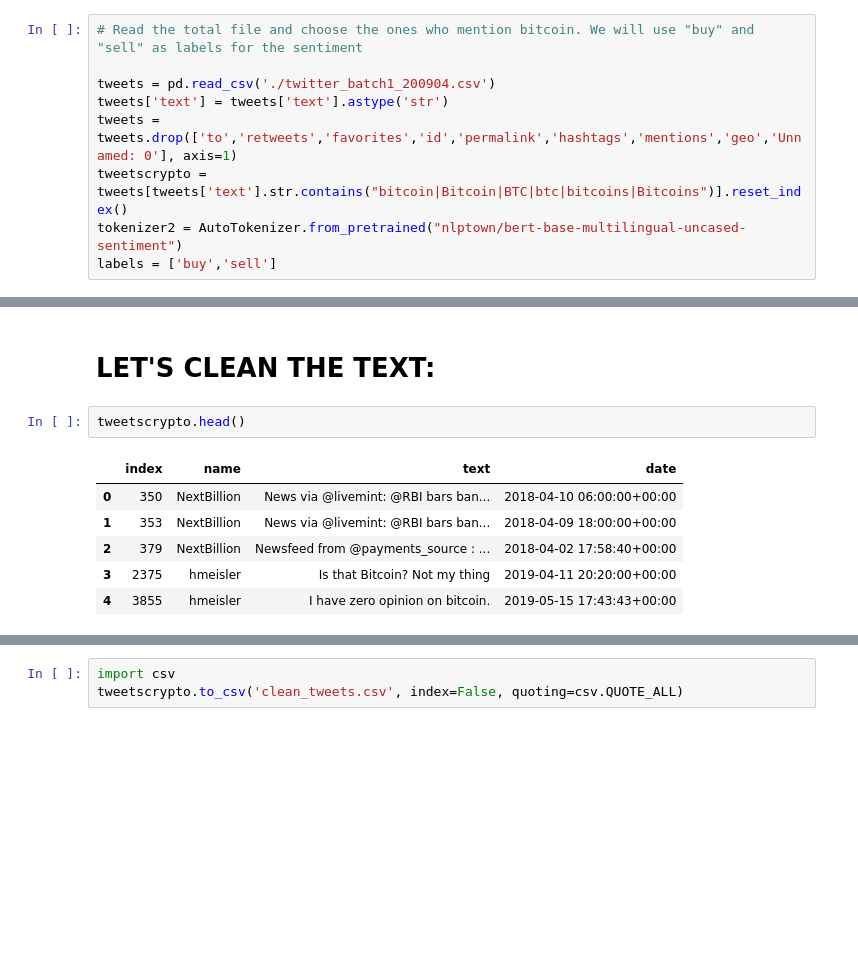
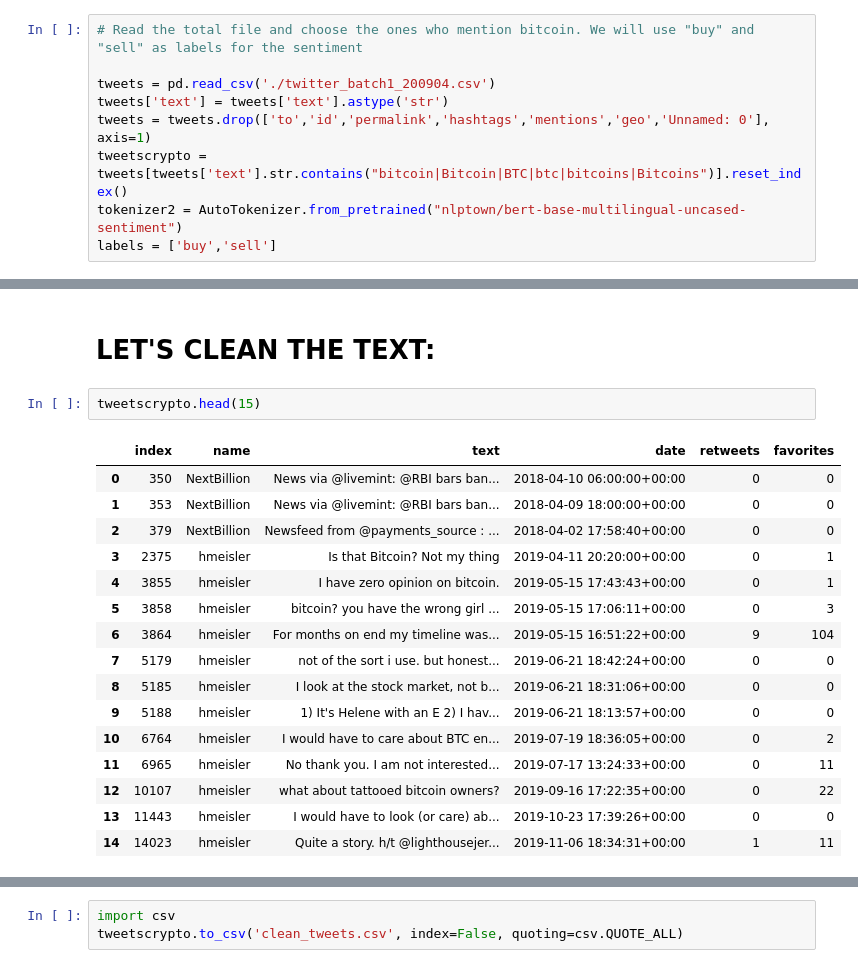
Before and after one commit to miguelperosanz/Sentiment_analysis, a Jupyter notebook: Tweets3_getting_sentiment.ipynb, the cells around one changed output, grey strips where cells are left out. Saved outputs shown, nothing was run; the diff lists cells and outputs as text; blank space fills up the shorter version.

```diff
--- a/Tweets3_getting_sentiment.ipynb
+++ b/Tweets3_getting_sentiment.ipynb
@@ -10,7 +10,7 @@ from transformers import pipeline, AutoTokenizer, AutoModel
 
 tweets = pd.read_csv('./twitter_batch1_200904.csv')
 tweets['text'] = tweets['text'].astype('str')
-tweets = tweets.drop(['to','retweets','favorites','id','permalink','hashtags','mentions','geo','Unnamed: 0'], axis=1)
+tweets = tweets.drop(['to','id','permalink','hashtags','mentions','geo','Unnamed: 0'], axis=1)
 tweetscrypto = tweets[tweets['text'].str.contains("bitcoin|Bitcoin|BTC|btc|bitcoins|Bitcoins")].reset_index()
 tokenizer2 = AutoTokenizer.from_pretrained("nlptown/bert-base-multilingual-uncased-sentiment")
 labels = ['buy','sell']
@@ -110,12 +101,22 @@ len(tweetscrypto)
 # %% [markdown]
 # LET'S CLEAN THE TEXT:
 # %%
-tweetscrypto.head()
+tweetscrypto.head(15)
 # %% [output]
-|  | index | name | text | date |
-| 0 | 350 | NextBillion | News via @livemint: @RBI bars ban... | 2018-04-10 06:00:00+00:00 |
-| 1 | 353 | NextBillion | News via @livemint: @RBI bars ban... | 2018-04-09 18:00:00+00:00 |
-| 2 | 379 | NextBillion | Newsfeed from @payments_source : ... | 2018-04-02 17:58:40+00:00 |
-| 3 | 2375 | hmeisler | Is that Bitcoin? Not my thing | 2019-04-11 20:20:00+00:00 |
-| 4 | 3855 | hmeisler | I have zero opinion on bitcoin. | 2019-05-15 17:43:43+00:00 |
+|  | index | name | text | date | retweets | favorites |
+| 0 | 350 | NextBillion | News via @livemint: @RBI bars ban... | 2018-04-10 06:00:00+00:00 | 0 | 0 |
+| 1 | 353 | NextBillion | News via @livemint: @RBI bars ban... | 2018-04-09 18:00:00+00:00 | 0 | 0 |
+| 2 | 379 | NextBillion | Newsfeed from @payments_source : ... | 2018-04-02 17:58:40+00:00 | 0 | 0 |
+| 3 | 2375 | hmeisler | Is that Bitcoin? Not my thing | 2019-04-11 20:20:00+00:00 | 0 | 1 |
+| 4 | 3855 | hmeisler | I have zero opinion on bitcoin. | 2019-05-15 17:43:43+00:00 | 0 | 1 |
+| 5 | 3858 | hmeisler | bitcoin? you have the wrong girl ... | 2019-05-15 17:06:11+00:00 | 0 | 3 |
+| 6 | 3864 | hmeisler | For months on end my timeline was... | 2019-05-15 16:51:22+00:00 | 9 | 104 |
+| 7 | 5179 | hmeisler | not of the sort i use. but honest... | 2019-06-21 18:42:24+00:00 | 0 | 0 |
+| 8 | 5185 | hmeisler | I look at the stock market, not b... | 2019-06-21 18:31:06+00:00 | 0 | 0 |
+| 9 | 5188 | hmeisler | 1) It's Helene with an E 2) I hav... | 2019-06-21 18:13:57+00:00 | 0 | 0 |
+| 10 | 6764 | hmeisler | I would have to care about BTC en... | 2019-07-19 18:36:05+00:00 | 0 | 2 |
+| 11 | 6965 | hmeisler | No thank you. I am not interested... | 2019-07-17 13:24:33+00:00 | 0 | 11 |
+| 12 | 10107 | hmeisler | what about tattooed bitcoin owners? | 2019-09-16 17:22:35+00:00 | 0 | 22 |
+| 13 | 11443 | hmeisler | I would have to look (or care) ab... | 2019-10-23 17:39:26+00:00 | 0 | 0 |
+| 14 | 14023 | hmeisler | Quite a story. h/t @lighthousejer... | 2019-11-06 18:34:31+00:00 | 1 | 11 |
 # %%
```
Also changed, not shown: parts of 19 cells of this notebook.
